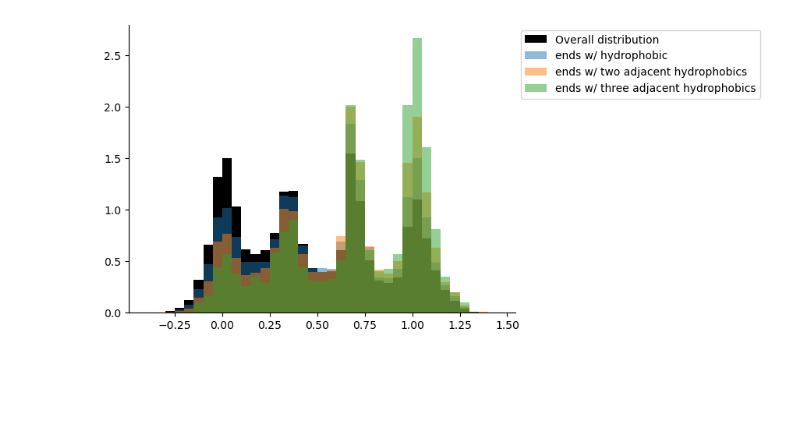
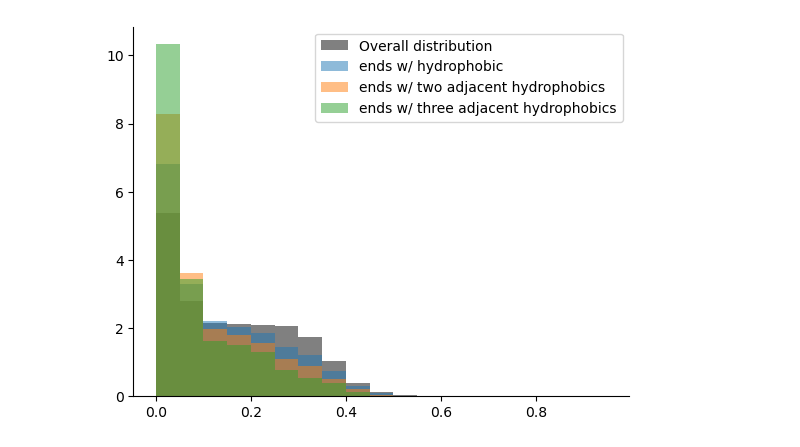
Before and after one commit to staller-lab/NN_interpretability_for_AD_prediction, a Jupyter notebook: scripts/degron_screen_data.ipynb, the cells around one changed output. Drawn from its saved outputs; the diff is of its cells as text; code cells hidden in the pictures; blank space fills up the shorter version.

```diff
--- a/scripts/degron_screen_data.ipynb
+++ b/scripts/degron_screen_data.ipynb
@@ -101,11 +180,11 @@ plt.show()
 # %%
-plt.hist(data["degron_score"], density=True, label="Overall distribution",  bins=np.arange(-0.4, 1.5, 0.05), color='black')
-plt.hist(data[data["ends_w_hydrophobic"]]["degron_score"], density=True, alpha=0.5, label="ends w/ hydrophobic", bins=np.arange(-0.4, 1.5, 0.05))
-plt.hist(data[data["ends_w_two_hydrophobic"]]["degron_score"], density=True, alpha=0.5, label="ends w/ two adjacent hydrophobics", bins=np.arange(-0.4, 1.5, 0.05))
-plt.hist(data[data["ends_w_three_hydrophobic"]]["degron_score"], density=True, alpha=0.5, label="ends w/ three adjacent hydrophobics", bins=np.arange(-0.4, 1.5, 0.05))
+plt.hist(data["abundance_score"], density=True, label="Overall distribution",  bins=np.arange(0, 1, 0.05), color='grey')
+plt.hist(data[data["ends_w_hydrophobic"]]["abundance_score"], density=True, alpha=0.5, label="ends w/ hydrophobic", bins=np.arange(0, 1, 0.05))
+plt.hist(data[data["ends_w_two_hydrophobic"]]["abundance_score"], density=True, alpha=0.5, label="ends w/ two adjacent hydrophobics", bins=np.arange(0, 1, 0.05))
+plt.hist(data[data["ends_w_three_hydrophobic"]]["abundance_score"], density=True, alpha=0.5, label="ends w/ three adjacent hydrophobics", bins=np.arange(0, 1, 0.05))
 
 plt.legend(bbox_to_anchor=(1,1))
 sns.despine()
 plt.show()
 # %% [output]
-[figure, old version]
+[figure, new version]
```
Also changed, not shown: parts of 29 cells of this notebook, 4 other files.
